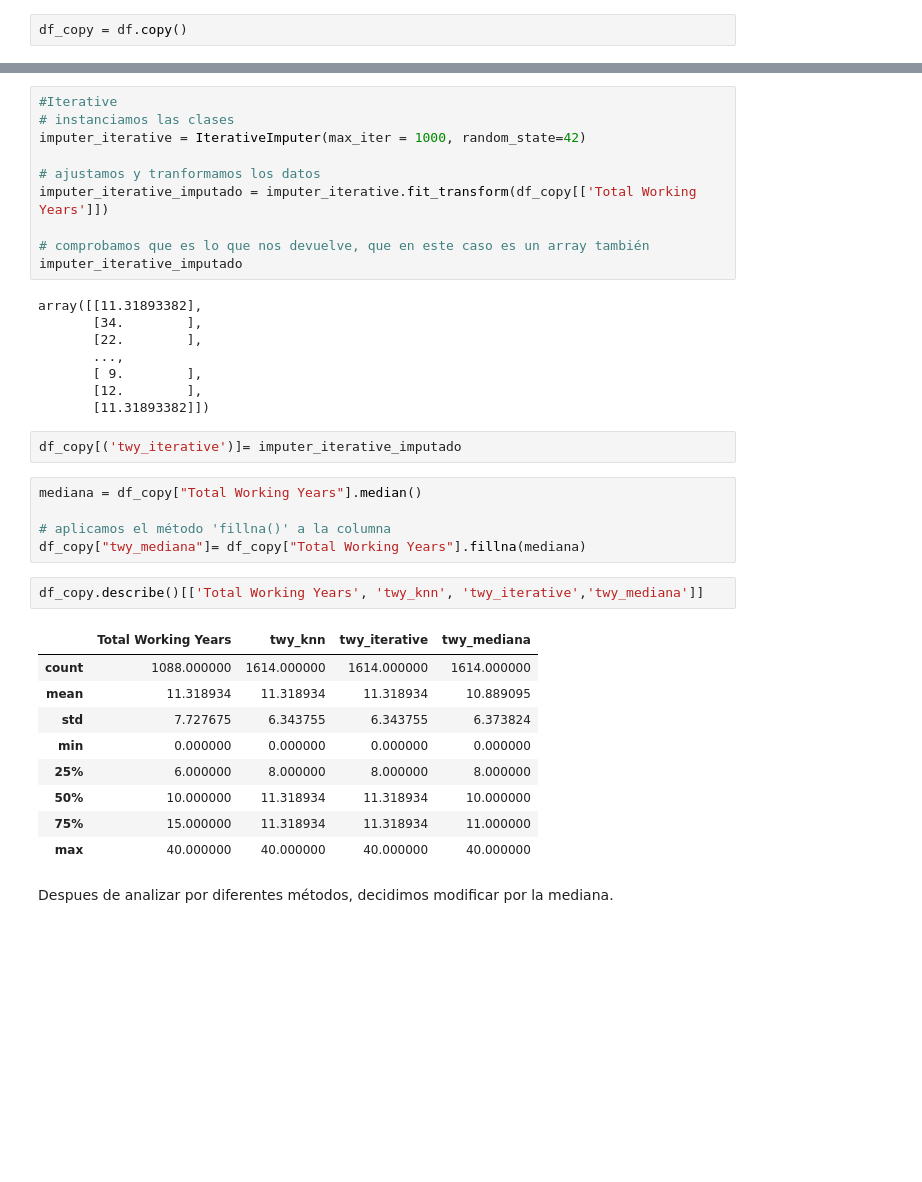
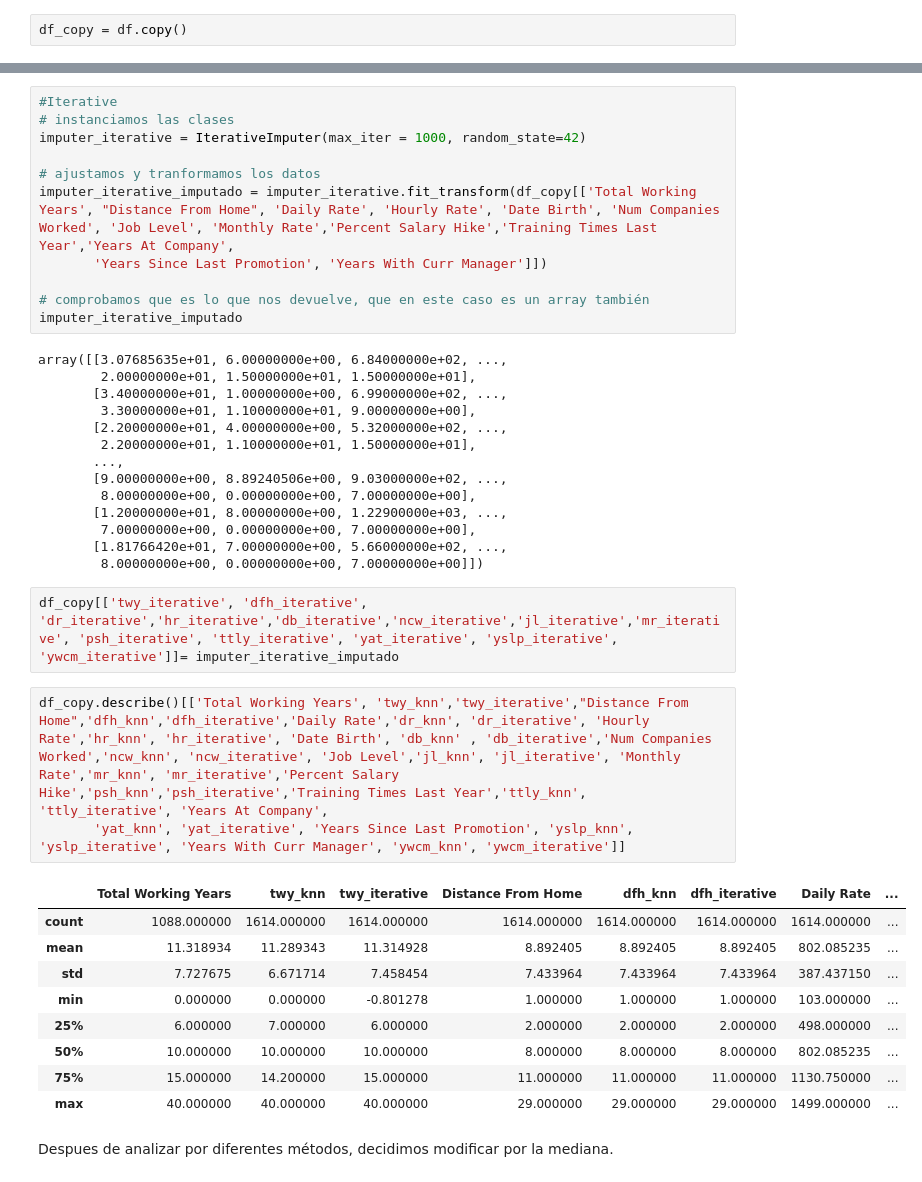
Before and after one commit to Adalab/proyecto-da-F-modulo3-team2, a Jupyter notebook: limpieza_transformacion_reyes.ipynb, the cells around one changed output, grey strips where cells are left out. Cells and saved outputs as stored; diff of their text form; blank space fills up the shorter version.

```diff
--- a/limpieza_transformacion_reyes.ipynb
+++ b/limpieza_transformacion_reyes.ipynb
@@ -641,37 +634,40 @@ df_copy.describe()[['Total Working Years', 'twy_knn']]
 imputer_iterative = IterativeImputer(max_iter = 1000, random_state=42)
 
 # ajustamos y tranformamos los datos
-imputer_iterative_imputado = imputer_iterative.fit_transform(df_copy[['Total Working Years']])
+imputer_iterative_imputado = imputer_iterative.fit_transform(df_copy[['Total Working Years', "Distance From Home", 'Daily Rate', 'Hourly Rate', 'Date Birth', 'Num Companies Worked', 'Job Level', 'Monthly Rate','Percent Salary Hike','Training Times Last Year','Years At Company',
+       'Years Since Last Promotion', 'Years With Curr Manager']])
 
 # comprobamos que es lo que nos devuelve, que en este caso es un array también
 imputer_iterative_imputado
 # %% [output]
-array([[11.31893382],
-       [34.        ],
-       [22.        ],
+array([[3.07685635e+01, 6.00000000e+00, 6.84000000e+02, ...,
+        2.00000000e+01, 1.50000000e+01, 1.50000000e+01],
+       [3.40000000e+01, 1.00000000e+00, 6.99000000e+02, ...,
+        3.30000000e+01, 1.10000000e+01, 9.00000000e+00],
+       [2.20000000e+01, 4.00000000e+00, 5.32000000e+02, ...,
+        2.20000000e+01, 1.10000000e+01, 1.50000000e+01],
        ...,
-       [ 9.        ],
-       [12.        ],
-       [11.31893382]])
+       [9.00000000e+00, 8.89240506e+00, 9.03000000e+02, ...,
+        8.00000000e+00, 0.00000000e+00, 7.00000000e+00],
+       [1.20000000e+01, 8.00000000e+00, 1.22900000e+03, ...,
+        7.00000000e+00, 0.00000000e+00, 7.00000000e+00],
+       [1.81766420e+01, 7.00000000e+00, 5.66000000e+02, ...,
+        8.00000000e+00, 0.00000000e+00, 7.00000000e+00]])
-# %%
-df_copy[('twy_iterative')]= imputer_iterative_imputado
-# %%
-mediana = df_copy["Total Working Years"].median()
-
-# aplicamos el método 'fillna()' a la columna
-df_copy["twy_mediana"]= df_copy["Total Working Years"].fillna(mediana)
-# %%
-df_copy.describe()[['Total Working Years', 'twy_knn', 'twy_iterative','twy_mediana']]
-# %% [output]
-|  | Total Working Years | twy_knn | twy_iterative | twy_mediana |
-| count | 1088.000000 | 1614.000000 | 1614.000000 | 1614.000000 |
-| mean | 11.318934 | 11.318934 | 11.318934 | 10.889095 |
-| std | 7.727675 | 6.343755 | 6.343755 | 6.373824 |
-| min | 0.000000 | 0.000000 | 0.000000 | 0.000000 |
-| 25% | 6.000000 | 8.000000 | 8.000000 | 8.000000 |
-| 50% | 10.000000 | 11.318934 | 11.318934 | 10.000000 |
-| 75% | 15.000000 | 11.318934 | 11.318934 | 11.000000 |
-| max | 40.000000 | 40.000000 | 40.000000 | 40.000000 |
+# %%
+df_copy[['twy_iterative', 'dfh_iterative', 'dr_iterative','hr_iterative','db_iterative','ncw_iterative','jl_iterative','mr_iterative', 'psh_iterative', 'ttly_iterative', 'yat_iterative', 'yslp_iterative', 'ywcm_iterative']]= imputer_iterative_imputado
+# %%
+df_copy.describe()[['Total Working Years', 'twy_knn','twy_iterative',"Distance From Home",'dfh_knn','dfh_iterative','Daily Rate','dr_knn', 'dr_iterative', 'Hourly Rate','hr_knn', 'hr_iterative', 'Date Birth', 'db_knn' , 'db_iterative','Num Companies Worked','ncw_knn', 'ncw_iterative', 'Job Level','jl_knn', 'jl_iterative', 'Monthly Rate','mr_knn', 'mr_iterative','Percent Salary Hike','psh_knn','psh_iterative','Training Times Last Year','ttly_knn', 'ttly_iterative', 'Years At Company',
+       'yat_knn', 'yat_iterative', 'Years Since Last Promotion', 'yslp_knn', 'yslp_iterative', 'Years With Curr Manager', 'ywcm_knn', 'ywcm_iterative']]
+# %% [output]
+|  | Total Working Years | twy_knn | twy_iterative | Distance From Home | dfh_knn | dfh_iterative | Daily Rate | ... |
+| count | 1088.000000 | 1614.000000 | 1614.000000 | 1614.000000 | 1614.000000 | 1614.000000 | 1614.000000 | ... |
+| mean | 11.318934 | 11.289343 | 11.314928 | 8.892405 | 8.892405 | 8.892405 | 802.085235 | ... |
+| std | 7.727675 | 6.671714 | 7.458454 | 7.433964 | 7.433964 | 7.433964 | 387.437150 | ... |
+| min | 0.000000 | 0.000000 | -0.801278 | 1.000000 | 1.000000 | 1.000000 | 103.000000 | ... |
+| 25% | 6.000000 | 7.000000 | 6.000000 | 2.000000 | 2.000000 | 2.000000 | 498.000000 | ... |
+| 50% | 10.000000 | 10.000000 | 10.000000 | 8.000000 | 8.000000 | 8.000000 | 802.085235 | ... |
+| 75% | 15.000000 | 14.200000 | 15.000000 | 11.000000 | 11.000000 | 11.000000 | 1130.750000 | ... |
+| max | 40.000000 | 40.000000 | 40.000000 | 29.000000 | 29.000000 | 29.000000 | 1499.000000 | ... |
 # %% [markdown]
 Despues de analizar por diferentes métodos, decidimos modificar por la mediana.
 # %%
```
Also changed, not shown: parts of 15 cells of this notebook.
